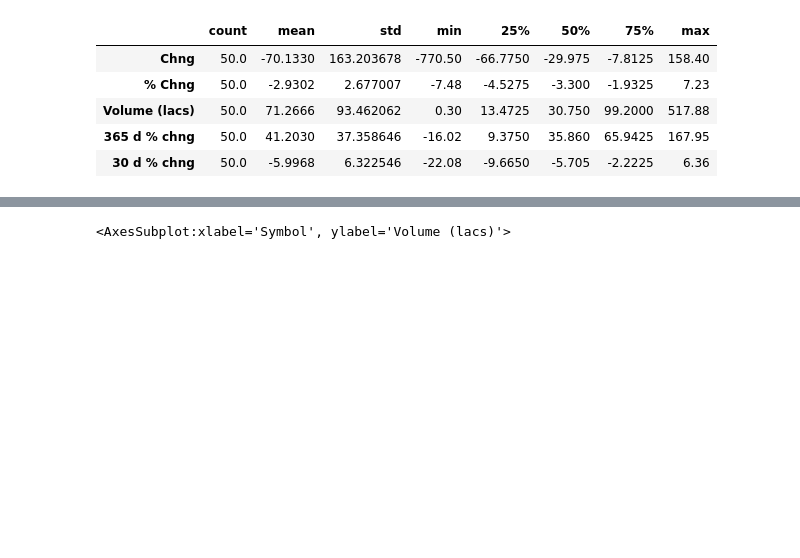
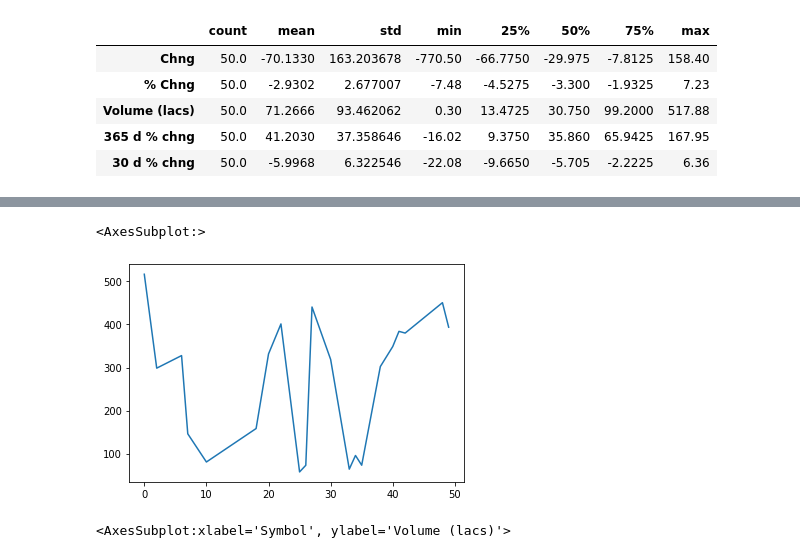
Before and after one commit to chandanabrdwj/100DaysOfML, a Jupyter notebook: nifty-50-stocks.ipynb, the cells around one changed output, grey strips where cells are left out. Saved outputs shown, nothing was run; the diff lists cells and outputs as text; code cells hidden in the pictures; blank space fills up the shorter version.

```diff
--- a/nifty-50-stocks.ipynb
+++ b/nifty-50-stocks.ipynb
@@ -29 +116,9 @@ desc.T
+# %%
+dff = df.copy()
+dff['volatility'] = df['52w H'] - df['52w L']
+# %%
+dff['volatility'].dropna().plot()
+# %% [output]
+<AxesSubplot:>
+[figure, added]
 # %%
```
Also changed, not shown: parts of 20 cells of this notebook.
